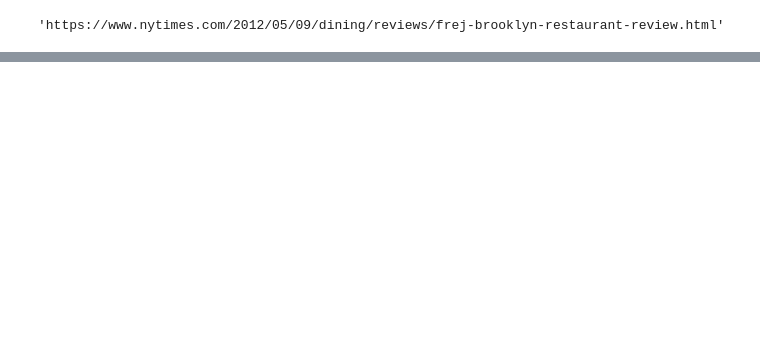
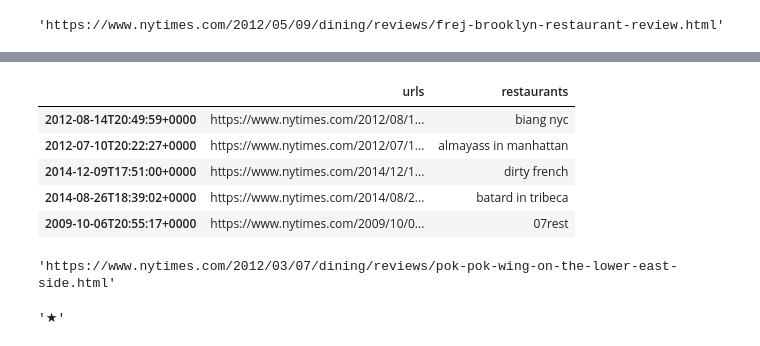
Before and after one commit to bagnine/nytimesreviews, a Jupyter notebook: timesreviews.ipynb, the cells around one changed output, grey strips where cells are left out. Cells and saved outputs as stored; diff of their text form; code cells hidden in the pictures; blank space fills up the shorter version.

```diff
--- a/timesreviews.ipynb
+++ b/timesreviews.ipynb
@@ -299,0 +338,9 @@ phhh
+# %%
+df.tail()
+# %% [output]
+|  | urls | restaurants |
+| 2012-08-14T20:49:59+0000 | https://www.nytimes.com/2012/08/1... | biang nyc |
+| 2012-07-10T20:22:27+0000 | https://www.nytimes.com/2012/07/1... | almayass in manhattan |
+| 2014-12-09T17:51:00+0000 | https://www.nytimes.com/2014/12/1... | dirty french |
+| 2014-08-26T18:39:02+0000 | https://www.nytimes.com/2014/08/2... | batard in tribeca |
+| 2009-10-06T20:55:17+0000 | https://www.nytimes.com/2009/10/0... | 07rest |
@@ -299,0 +351,4 @@ phhh
+# %%
+df.urls[30]
+# %% [output]
+'https://www.nytimes.com/2012/03/07/dining/reviews/pok-pok-wing-on-the-lower-east-side.html'
@@ -299,0 +359,4 @@ phhh
+# %%
+l.text
+# %% [output]
+'★'
```
Also changed, not shown: parts of 24 cells of this notebook, 1 other file.
